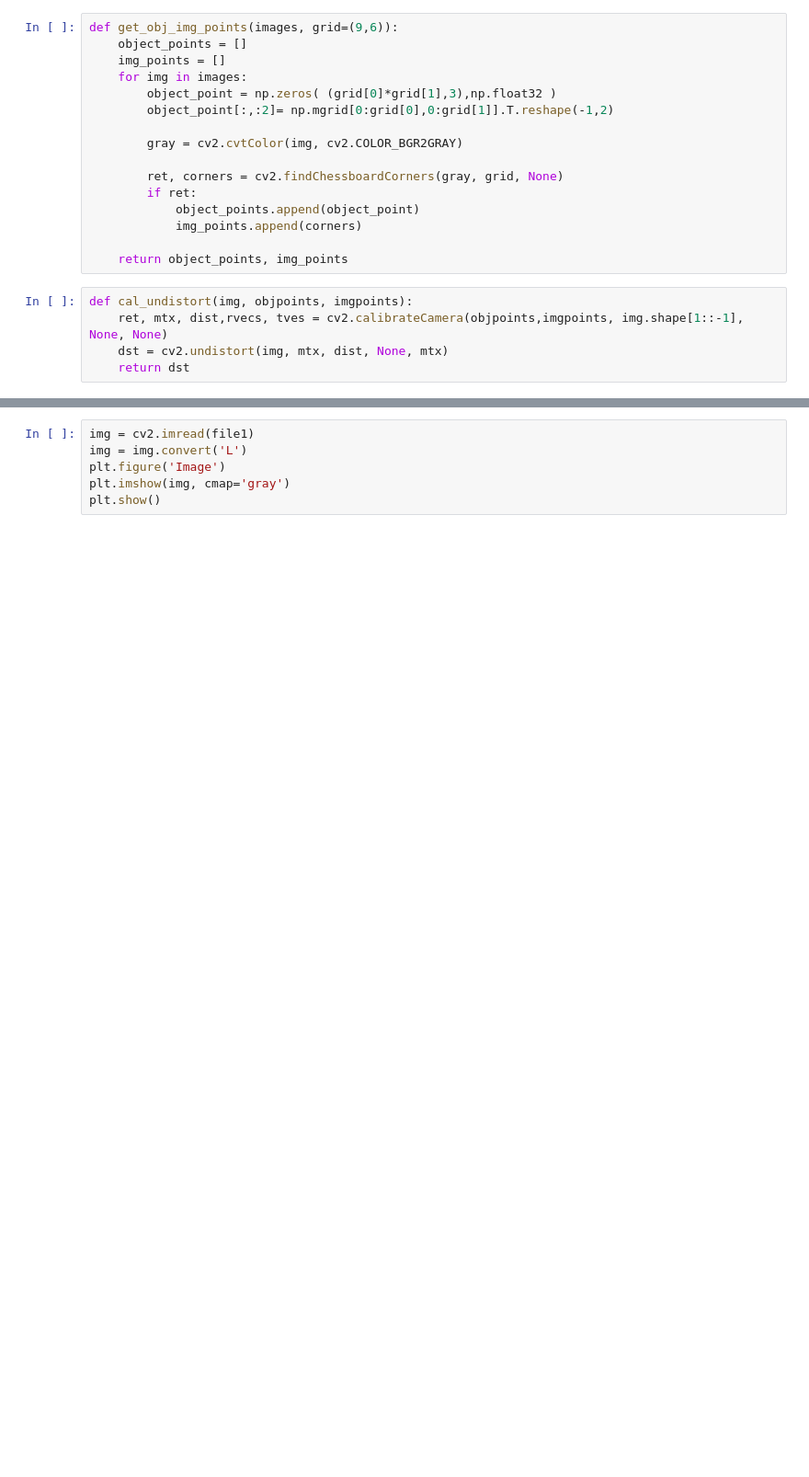
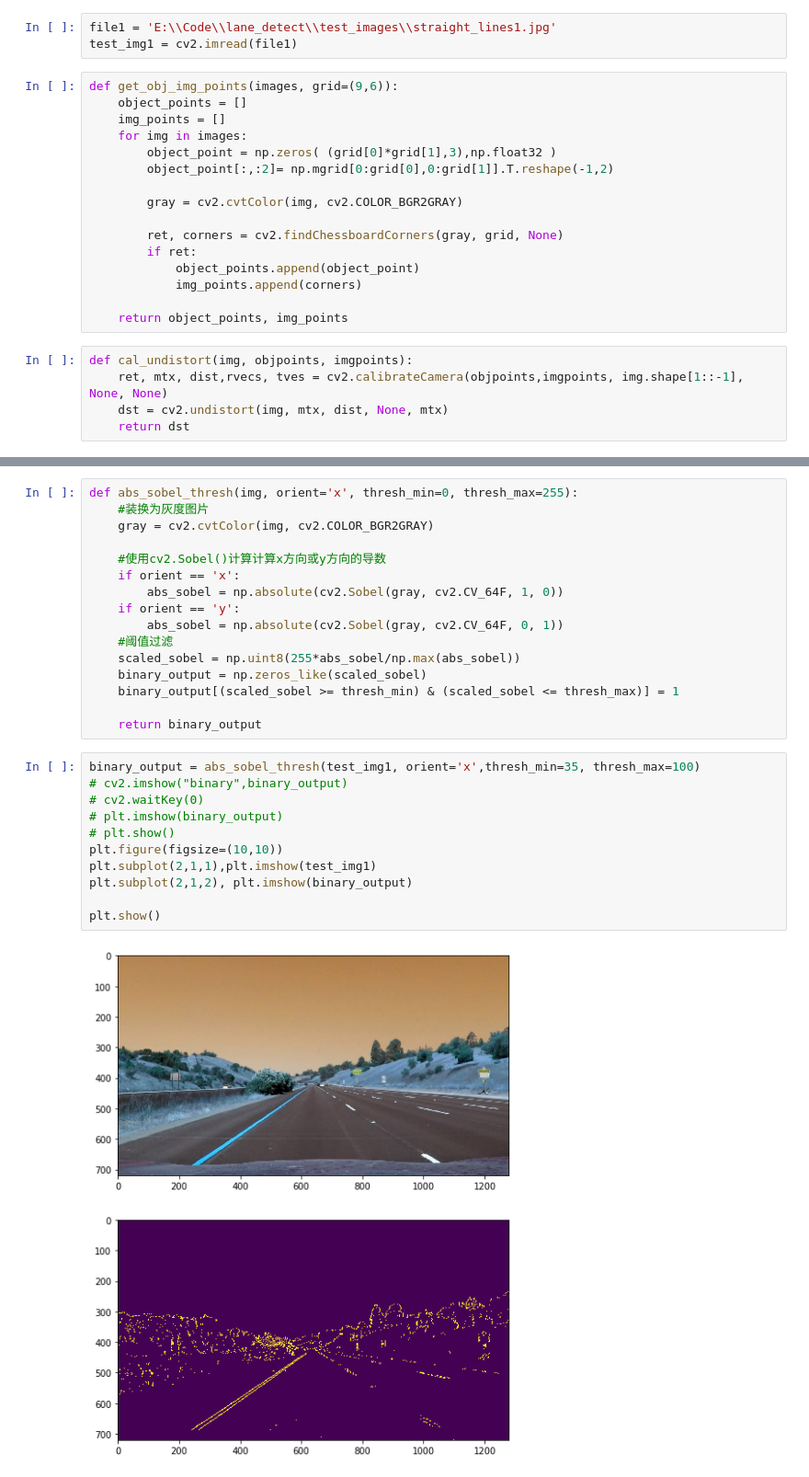
Before and after one commit to chenmeng12/lane_detect, a Jupyter notebook: 1111.ipynb, the cells around one changed output, grey strips where cells are left out. Shown at 92% size. Saved outputs shown, nothing was run; the diff lists cells and outputs as text; blank space fills up the shorter version.

```diff
--- a/1111.ipynb
+++ b/1111.ipynb
@@ -5,6 +5,9 @@ import PIL
 import os
 import utils
 import matplotlib.pyplot as plt
+# %%
+file1 = 'E:\\Code\\lane_detect\\test_images\\straight_lines1.jpg'
+test_img1 = cv2.imread(file1)
 # %%
 def get_obj_img_points(images, grid=(9,6)):
     object_points = []
@@ -95,6 +63,29 @@ def show_image():
-# %%
-img = cv2.imread(file1)
-img = img.convert('L')
-plt.figure('Image')
-plt.imshow(img, cmap='gray')
-plt.show()
+# %%
+def abs_sobel_thresh(img, orient='x', thresh_min=0, thresh_max=255):
+    #装换为灰度图片
+    gray = cv2.cvtColor(img, cv2.COLOR_BGR2GRAY)
+
+    #使用cv2.Sobel()计算计算x方向或y方向的导数
+    if orient == 'x':
+        abs_sobel = np.absolute(cv2.Sobel(gray, cv2.CV_64F, 1, 0))
+    if orient == 'y':
+        abs_sobel = np.absolute(cv2.Sobel(gray, cv2.CV_64F, 0, 1))
+    #阈值过滤
+    scaled_sobel = np.uint8(255*abs_sobel/np.max(abs_sobel))
+    binary_output = np.zeros_like(scaled_sobel)
+    binary_output[(scaled_sobel >= thresh_min) & (scaled_sobel <= thresh_max)] = 1
+
+    return binary_output
+# %%
+binary_output = abs_sobel_thresh(test_img1, orient='x',thresh_min=35, thresh_max=100)
+# cv2.imshow("binary",binary_output)
+# cv2.waitKey(0)
+# plt.imshow(binary_output)
+# plt.show()
+plt.figure(figsize=(10,10))
+plt.subplot(2,1,1),plt.imshow(test_img1)
+plt.subplot(2,1,2), plt.imshow(binary_output)
+
+plt.show()
+# %% [output]
+[figure, added]
```
Also changed, not shown: parts of 11 cells of this notebook, 3 other files.
